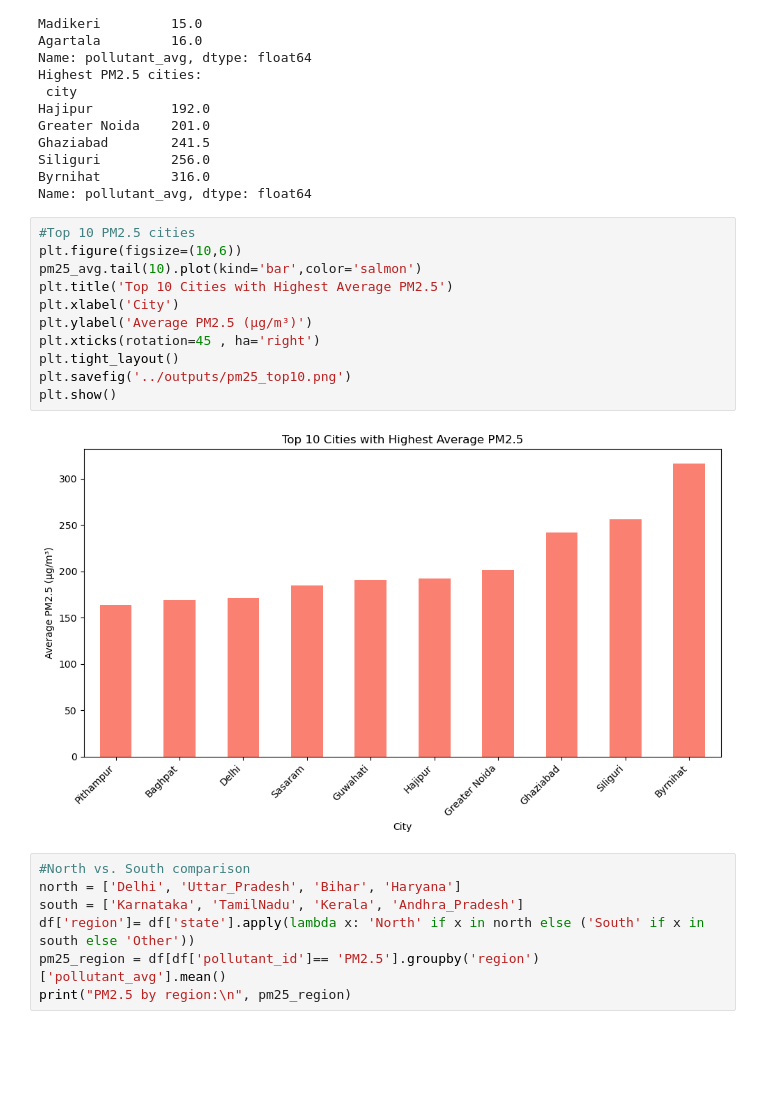
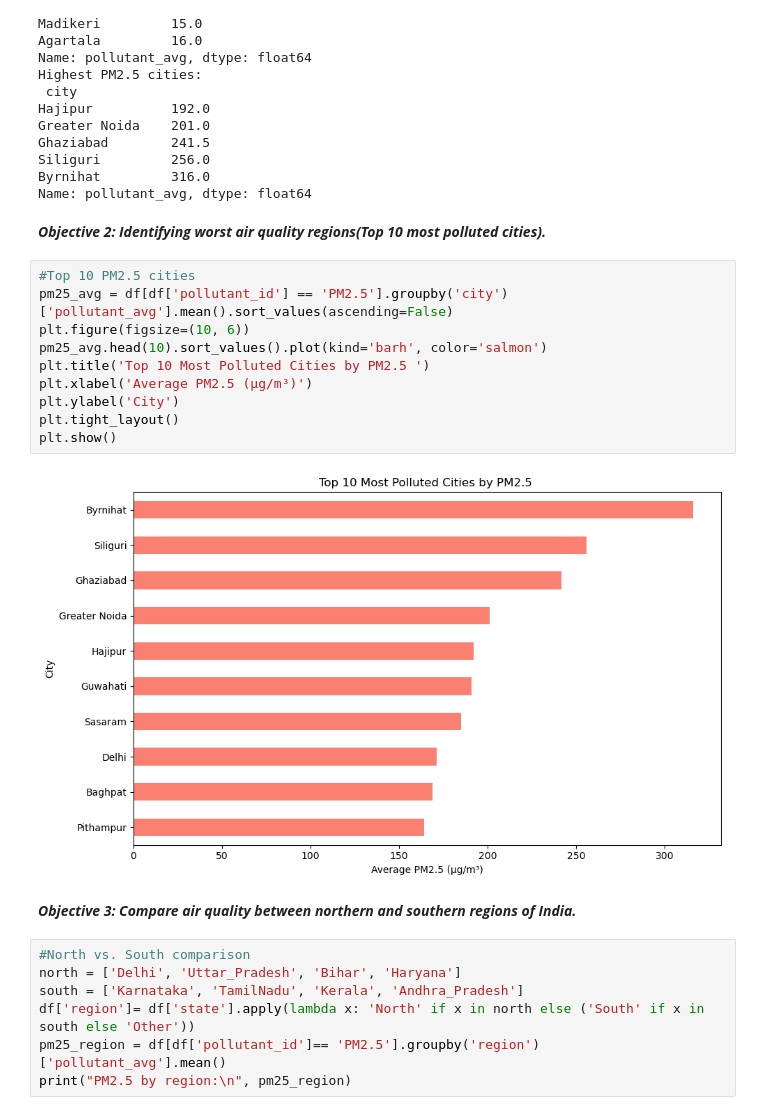
Before and after one commit to Rupal0912/IndiaAirQuality-2025, a Jupyter notebook: notebooks/notebook1.ipynb, the cells around one changed output. Drawn from its saved outputs; the diff is of its cells as text; blank space fills up the shorter version.

Commit message:
changed the orientation of plot for better understanding

```diff
--- a/notebooks/notebook1.ipynb
+++ b/notebooks/notebook1.ipynb
@@ -181,19 +178,22 @@ Ghaziabad        241.5
 Siliguri         256.0
 Byrnihat         316.0
 Name: pollutant_avg, dtype: float64
+# %% [markdown]
+***Objective 2: Identifying worst air quality regions(Top 10 most polluted cities).***
 # %%
 #Top 10 PM2.5 cities
-plt.figure(figsize=(10,6))
-pm25_avg.tail(10).plot(kind='bar',color='salmon')
-plt.title('Top 10 Cities with Highest Average PM2.5')
-plt.xlabel('City')
-plt.ylabel('Average PM2.5 (μg/m³)')
-plt.xticks(rotation=45 , ha='right')
+pm25_avg = df[df['pollutant_id'] == 'PM2.5'].groupby('city')['pollutant_avg'].mean().sort_values(ascending=False)
+plt.figure(figsize=(10, 6))
+pm25_avg.head(10).sort_values().plot(kind='barh', color='salmon')
+plt.title('Top 10 Most Polluted Cities by PM2.5 ')
+plt.xlabel('Average PM2.5 (µg/m³)')
+plt.ylabel('City')
 plt.tight_layout()
-plt.savefig('../outputs/pm25_top10.png')
 plt.show()
 # %% [output]
-[figure, old version]
+[figure, new version]
+# %% [markdown]
+***Objective 3: Compare air quality between northern and southern regions of India.***
 # %%
 #North vs. South comparison
 north = ['Delhi', 'Uttar_Pradesh', 'Bihar', 'Haryana']
```
Also changed, not shown: parts of 16 cells of this notebook.
